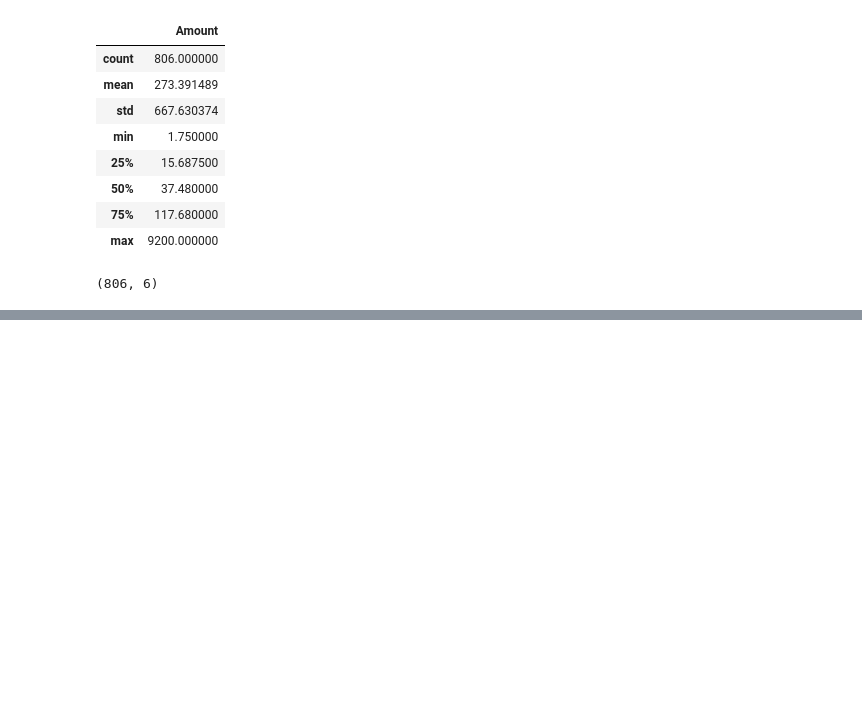
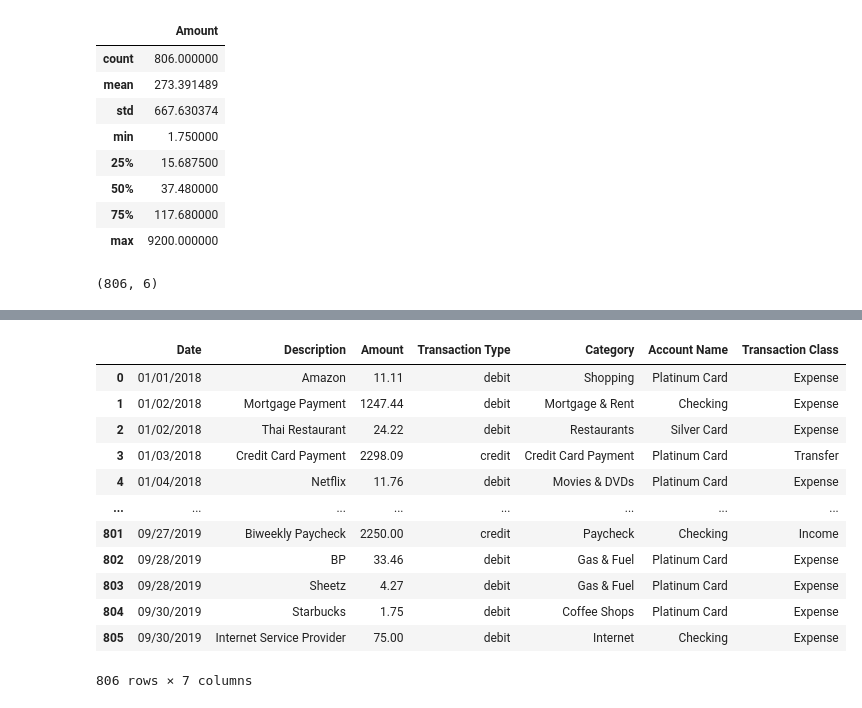
Before and after one commit to Noah1625/Categorization-and-Analytics-Dashboard, a Jupyter notebook: notebooks/eda.ipynb, the cells around one changed output, grey strips where cells are left out. Saved outputs shown, nothing was run; the diff lists cells and outputs as text; code cells hidden in the pictures; blank space fills up the shorter version.

```diff
--- a/notebooks/eda.ipynb
+++ b/notebooks/eda.ipynb
@@ -57,0 +300,25 @@ df['Amount'] = pd.to_numeric(df['Amount'], errors='coerce')
+# %%
+transaction_map = {
+    "Paycheck": "Income",
+    "Credit Card Payment": "Transfer"
+}
+
+df["Transaction Class"] = df["Category"].map(transaction_map)
+
+df["Transaction Class"] = df["Transaction Class"].fillna("Expense")
+# %%
+df
+# %% [output]
+|  | Date | Description | Amount | Transaction Type | Category | Account Name | Transaction Class |
+| 0 | 01/01/2018 | Amazon | 11.11 | debit | Shopping | Platinum Card | Expense |
+| 1 | 01/02/2018 | Mortgage Payment | 1247.44 | debit | Mortgage & Rent | Checking | Expense |
+| 2 | 01/02/2018 | Thai Restaurant | 24.22 | debit | Restaurants | Silver Card | Expense |
+| 3 | 01/03/2018 | Credit Card Payment | 2298.09 | credit | Credit Card Payment | Platinum Card | Transfer |
+| 4 | 01/04/2018 | Netflix | 11.76 | debit | Movies & DVDs | Platinum Card | Expense |
+| ... | ... | ... | ... | ... | ... | ... | ... |
+| 801 | 09/27/2019 | Biweekly Paycheck | 2250.00 | credit | Paycheck | Checking | Income |
+| 802 | 09/28/2019 | BP | 33.46 | debit | Gas & Fuel | Platinum Card | Expense |
+| 803 | 09/28/2019 | Sheetz | 4.27 | debit | Gas & Fuel | Platinum Card | Expense |
+| 804 | 09/30/2019 | Starbucks | 1.75 | debit | Coffee Shops | Platinum Card | Expense |
+| 805 | 09/30/2019 | Internet Service Provider | 75.00 | debit | Internet | Checking | Expense |
+806 rows × 7 columns
```
Also changed, not shown: parts of 23 cells of this notebook.
